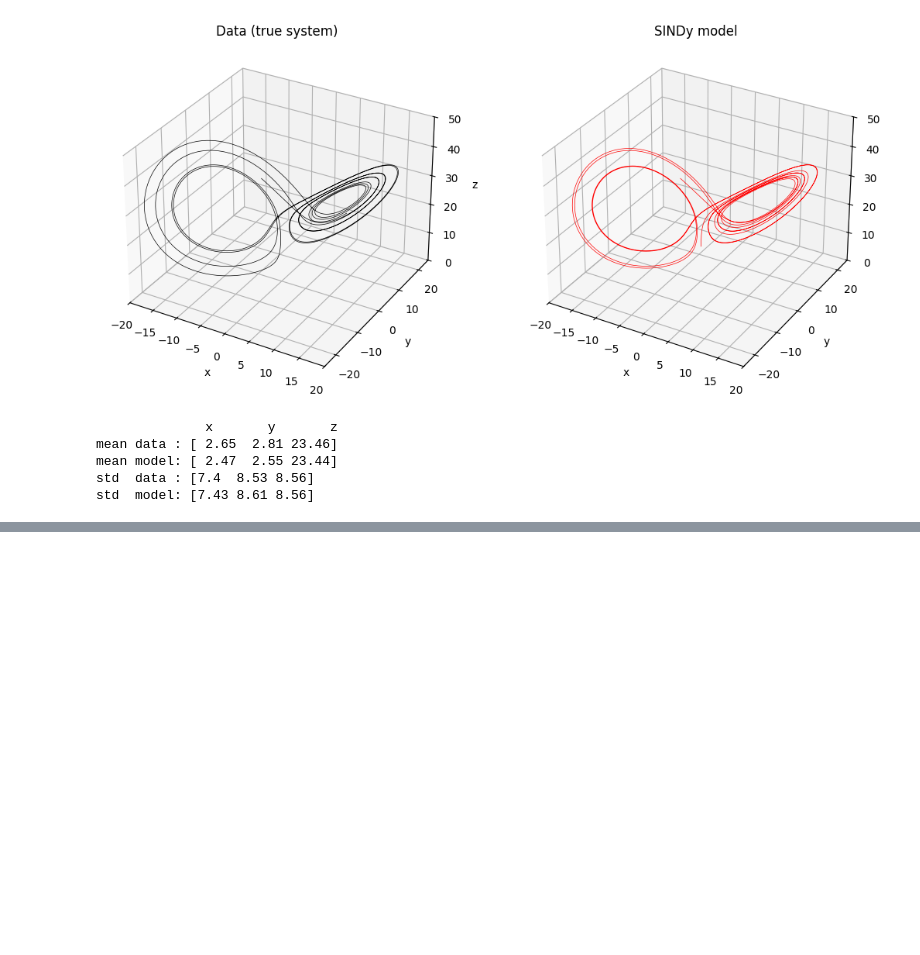
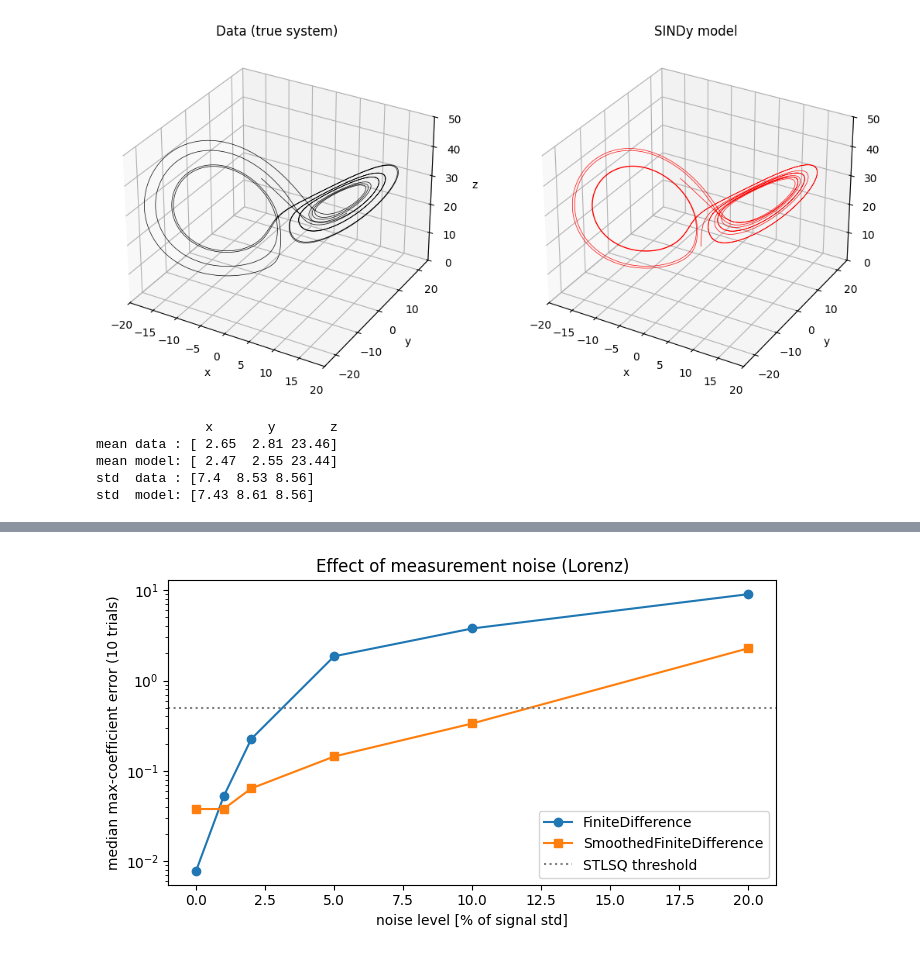
Before and after one commit to andreaprifti19/SINDy-Teaching-Usecases, a Jupyter notebook: notebooks/02_lorenz_system.ipynb, the cells around one changed output, grey strips where cells are left out. Cells and saved outputs as stored; diff of their text form; code cells hidden in the pictures; blank space fills up the shorter version.

```diff
--- a/notebooks/02_lorenz_system.ipynb
+++ b/notebooks/02_lorenz_system.ipynb
@@ -322,0 +362,14 @@ std  model: [7.43 8.61 8.56]
+# %%
+noise_levels = [0.0, 0.01, 0.02, 0.05, 0.10, 0.20]
+smoothed = ps.SmoothedFiniteDifference(smoother_kws={"window_length": 51, "polyorder": 3})
+
+results = []
+for nl in noise_levels:
+    sr_fd,  e_fd  = run_trials(nl)
+    sr_sfd, e_sfd = run_trials(nl, diff_method=smoothed)
+    results.append((nl, sr_fd, e_fd, sr_sfd, e_sfd))
+
+print(f"{'noise':>6} | {'FiniteDifference':>24} | {'SmoothedFiniteDiff':>24}")
+print(f"{'':>6} | {'success rate':>13} {'median err':>10} | {'success rate':>13} {'median err':>10}")
+for nl, sr_fd, e_fd, sr_sfd, e_sfd in results:
+    print(f"{nl*100:5.0f}% | {sr_fd*100:12.0f}% {e_fd:10.3f} | {sr_sfd*100:12.0f}% {e_sfd:10.3f}")
@@ -322,0 +385,13 @@ std  model: [7.43 8.61 8.56]
+# %%
+fig, ax = plt.subplots(figsize=(7, 4))
+nl = [r[0] * 100 for r in results]
+ax.plot(nl, [r[2] for r in results], "o-", label="FiniteDifference")
+ax.plot(nl, [r[4] for r in results], "s-", label="SmoothedFiniteDifference")
+ax.axhline(0.5, color="gray", ls=":", label="STLSQ threshold")
+ax.set_xlabel("noise level [% of signal std]"); ax.set_ylabel(f"median max-coefficient error ({N_TRIALS} trials)")
+ax.set_yscale("log"); ax.legend(); ax.set_title("Effect of measurement noise (Lorenz)")
+plt.tight_layout()
+plt.savefig(f"{FIG_DIR}/lorenz_noise_sweep.png", dpi=200, bbox_inches="tight")
+plt.show()
+# %% [output]
+[figure, added]
```
Also changed, not shown: parts of 4 cells of this notebook.
